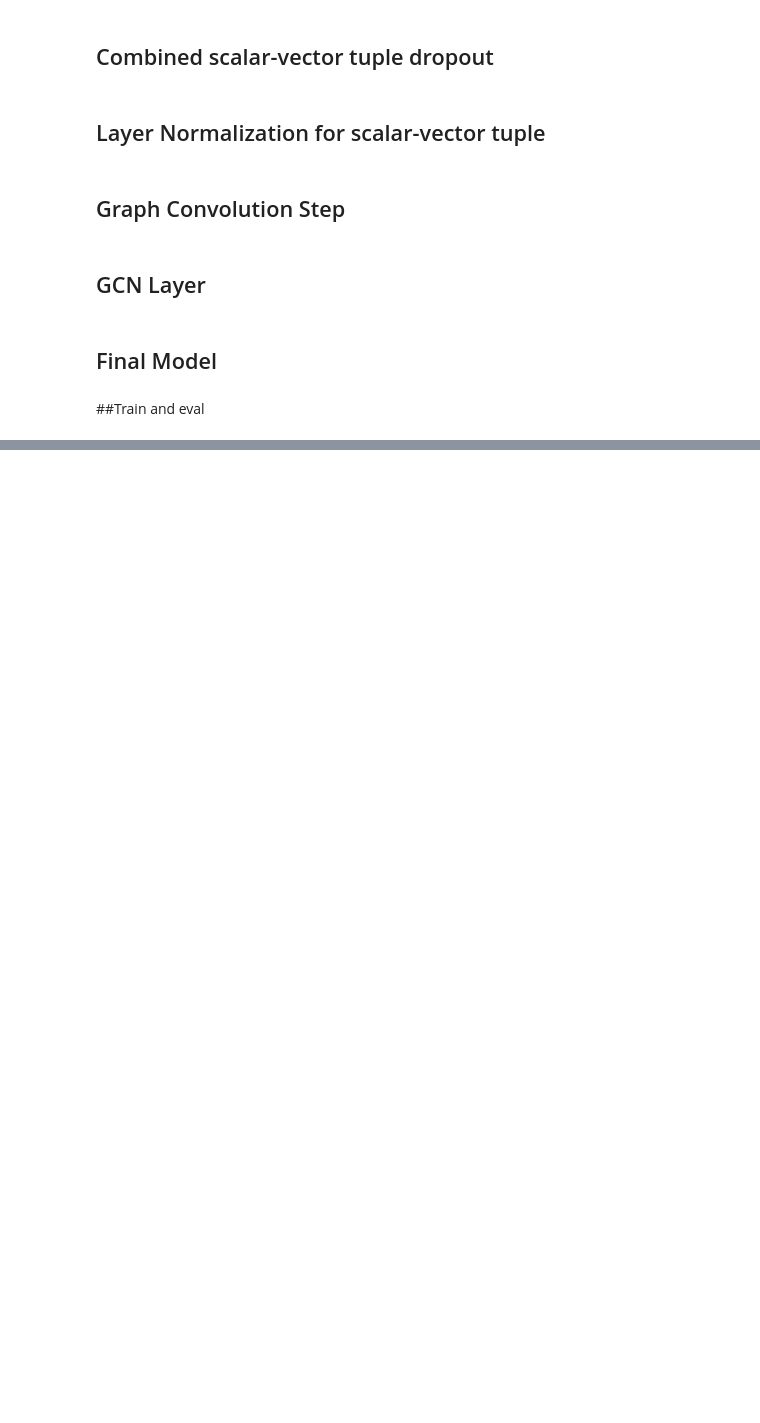
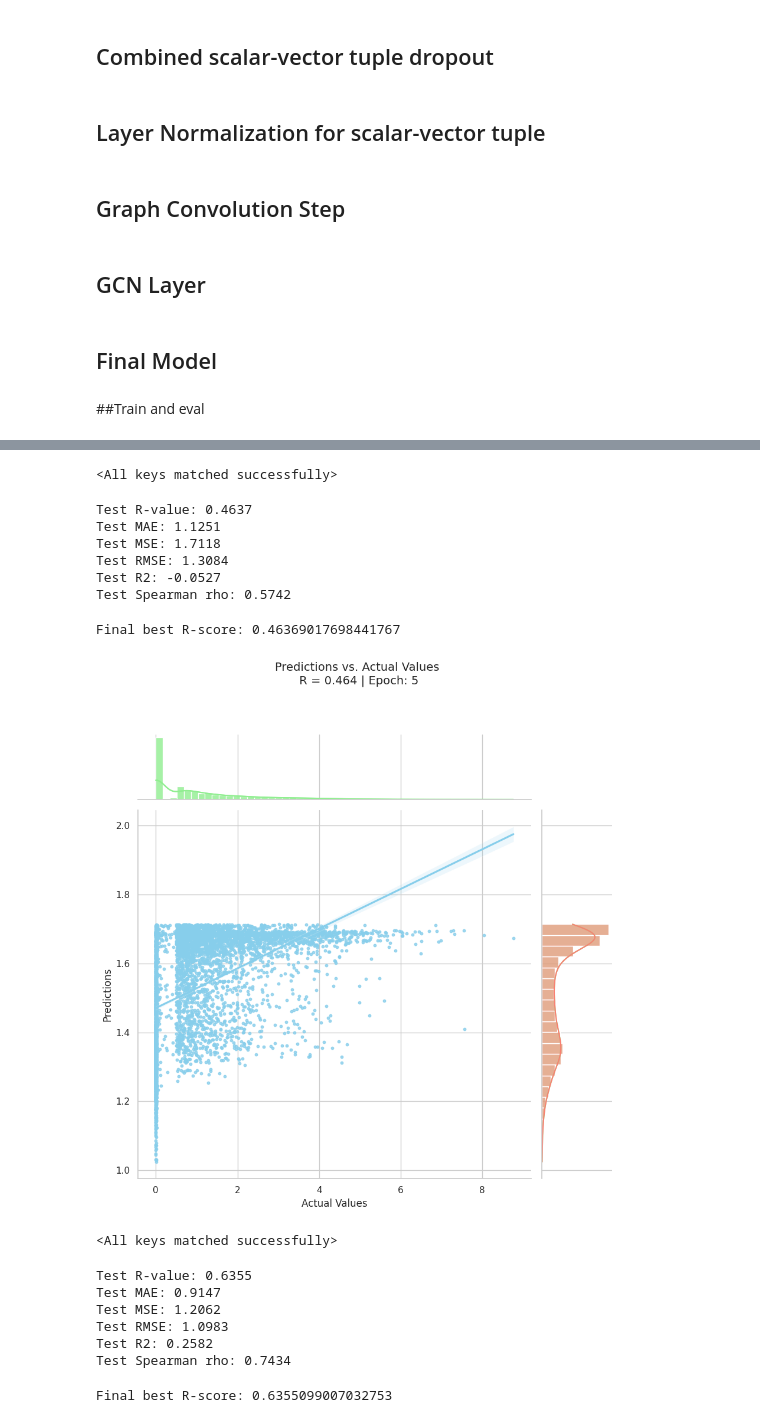
Before and after one commit to LMSE/Seq_to_Func_Pred_Model, a Jupyter notebook: gnn_train_with_debug_statements.ipynb, the cells around one changed output, grey strips where cells are left out. Saved outputs shown, nothing was run; the diff lists cells and outputs as text; code cells hidden in the pictures; blank space fills up the shorter version.

```diff
--- a/gnn_train_with_debug_statements.ipynb
+++ b/gnn_train_with_debug_statements.ipynb
@@ -957,27 +979,29 @@ class ProteinGVPModel(nn.Module):
     '''
     def __init__(self, node_in_dim, node_h_dim,
                  edge_in_dim, edge_h_dim,
-                 num_layers=3, drop_rate=0.1):
+                 num_layers=3, drop_rate=0.1,
+                 activations=(F.relu, torch.sigmoid), vector_gate = True):
 
         super(ProteinGVPModel, self).__init__()
 
         self.W_v = nn.Sequential(
             LayerNorm(node_in_dim),
-            GVP(node_in_dim, node_h_dim, activations=(None, None))
+            GVP(node_in_dim, node_h_dim, activations=(None, None), vector_gate=vector_gate)
         )
         self.W_e = nn.Sequential(
             LayerNorm(edge_in_dim),
-            GVP(edge_in_dim, edge_h_dim, activations=(None, None))
+            GVP(edge_in_dim, edge_h_dim, activations=(None, None), vector_gate=vector_gate)
         )
 
         self.layers = nn.ModuleList(
-                GVPConvLayer(node_h_dim, edge_h_dim, drop_rate=drop_rate)
+                GVPConvLayer(node_h_dim, edge_h_dim, drop_rate=drop_rate,
+                             activations = activations, vector_gate = vector_gate)
             for _ in range(num_layers))
 
         ns, _ = node_h_dim
         self.W_out = nn.Sequential(
             LayerNorm(node_h_dim),
-            GVP(node_h_dim, (ns, 0)))
+            GVP(node_h_dim, (ns, 0), activations = activations, vector_gate = vector_gate))
 
         self.dense = nn.Sequential(
             nn.Linear(ns, 2*ns), nn.ReLU(inplace=True),
@@ -1193,9 +1217,9 @@ train_loader = torch.utils.data.DataLoader(train_dataset, batch_sampler=batch_sa
 test_loader = torch.utils.data.DataLoader(test_dataset, batch_sampler=batch_sampler_test, collate_fn=custom_collate)
 # %%
 if not use_embeddings:
-    model = ProteinGVPModel(node_in_dim=(6, 3), node_h_dim=(100, 16), edge_in_dim=(32, 1), edge_h_dim=(32, 1), num_layers=3, drop_rate=0.1).to(device)
+    model = ProteinGVPModel(node_in_dim=(6, 3), node_h_dim=(256, 16), edge_in_dim=(32, 1), edge_h_dim=(64, 1), num_layers=3, drop_rate=0.1).to(device)
 else:
-    model = ProteinGVPModel(node_in_dim=(emb_dim+6, 3), node_h_dim=(100, 16), edge_in_dim=(32, 1), edge_h_dim=(32, 1), num_layers=3, drop_rate=0.1).to(device)
-optimizer = Adam(model.parameters(), lr=0.001)
+    model = ProteinGVPModel(node_in_dim=(emb_dim+6, 3), node_h_dim=(256, 16), edge_in_dim=(32, 1), edge_h_dim=(64, 1), num_layers=3, drop_rate=0.1).to(device)
+optimizer = Adam(model.parameters(), lr=0.0001)
 criterion = nn.MSELoss()
 # %%
@@ -1216,13 +1261,46 @@ best_r_score = train_and_evaluate(model, train_loader, test_loader, optimizer, c
 #     print(f'Number of outputs expected: {len(data.target)}')
 #     print(f'Data batch: {data.batch}')
 # %%
-model_save_path = save_path+'/model_checkpoints/model_epoch_10.pt'
+model_save_path = save_path+'/model_checkpoints/model_epoch_5.pt'
 model.load_state_dict(torch.load(Path(model_save_path)))
-output_dict1 = test_model(model, test_loader, device)
+# %% [output]
+<All keys matched successfully>
+# %%
+output_dict1 = test_model(model, test_loader, device)
+# %% [output]
+Test R-value: 0.4637
+Test MAE: 1.1251
+Test MSE: 1.7118
+Test RMSE: 1.3084
+Test R2: -0.0527
+Test Spearman rho: 0.5742
 # %%
 r_score = output_dict1['r_value']
 print(f"Final best R-score: {r_score}")
+# %% [output]
+Final best R-score: 0.46369017698441767
 # %%
 preds = output_dict1['preds']
 targets = output_dict1['targets']
-save_plot(np.array(preds), np.array(targets), 10, save_path, f"plot_epoch_{10}.png")
+save_plot(np.array(preds), np.array(targets), 5, save_path, f"plot_epoch_{5}.png")
+# %% [output]
+[figure, added]
+# %%
+model_save_path = save_path+'/model_checkpoints/model_epoch_10.pt'
+model.load_state_dict(torch.load(Path(model_save_path)))
+# %% [output]
+<All keys matched successfully>
+# %%
+output_dict2 = test_model(model, test_loader, device)
+# %% [output]
+Test R-value: 0.6355
+Test MAE: 0.9147
+Test MSE: 1.2062
+Test RMSE: 1.0983
+Test R2: 0.2582
+Test Spearman rho: 0.7434
+# %%
+r_score = output_dict2['r_value']
+print(f"Final best R-score: {r_score}")
+# %% [output]
+Final best R-score: 0.6355099007032753
```
Also changed, not shown: parts of 21 cells of this notebook.
